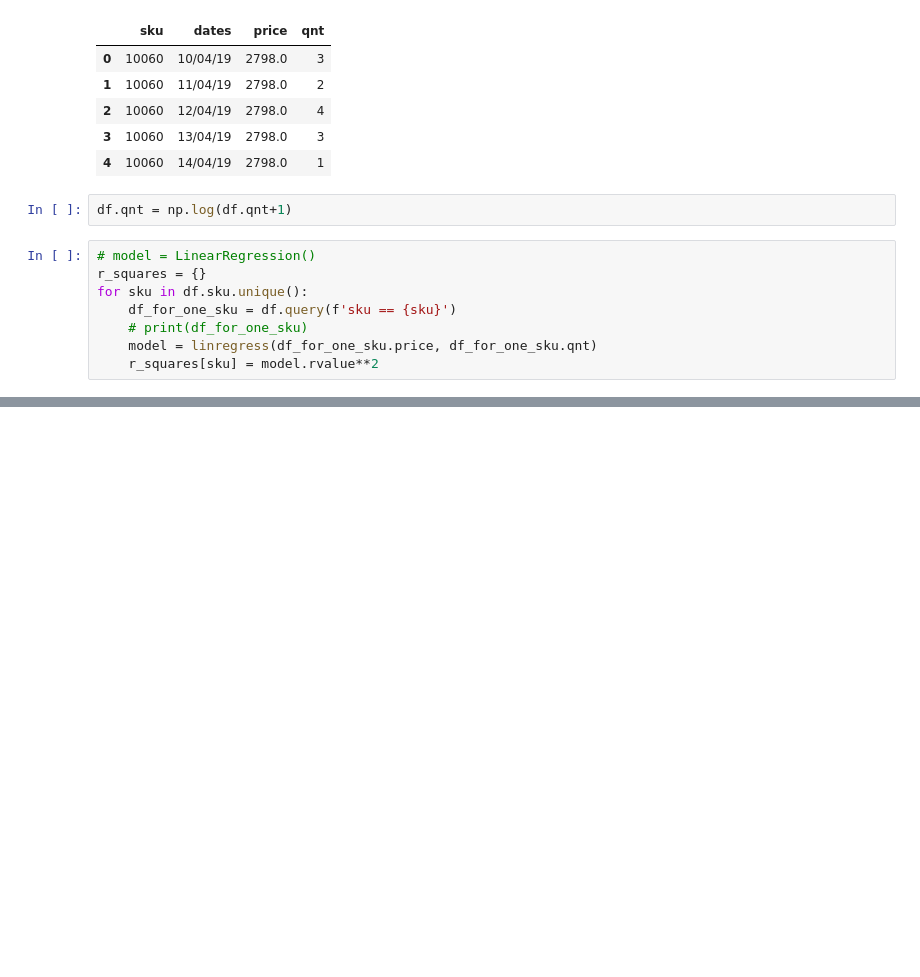
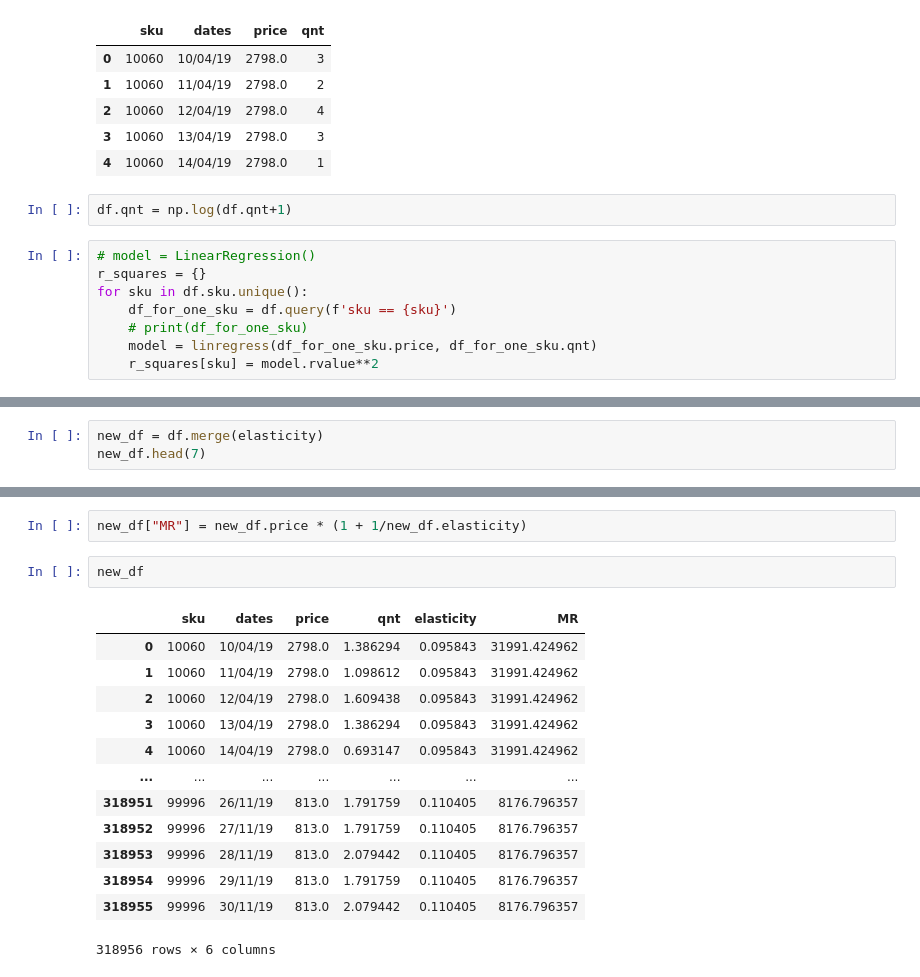
Before and after one commit to MysteriousNeutrino/ml_sim_kc, a Jupyter notebook: junior/Elasticity_feature/elasticity.ipynb, the cells around one changed output, grey strips where cells are left out. Cells and saved outputs as stored; diff of their text form; blank space fills up the shorter version.

```diff
--- a/junior/Elasticity_feature/elasticity.ipynb
+++ b/junior/Elasticity_feature/elasticity.ipynb
@@ -51,0 +35,3 @@ model.rvalue
+# %%
+new_df = df.merge(elasticity)
+new_df.head(7)
@@ -51,0 +47,18 @@ model.rvalue
+# %%
+new_df["MR"] = new_df.price * (1 + 1/new_df.elasticity)
+# %%
+new_df
+# %% [output]
+|  | sku | dates | price | qnt | elasticity | MR |
+| 0 | 10060 | 10/04/19 | 2798.0 | 1.386294 | 0.095843 | 31991.424962 |
+| 1 | 10060 | 11/04/19 | 2798.0 | 1.098612 | 0.095843 | 31991.424962 |
+| 2 | 10060 | 12/04/19 | 2798.0 | 1.609438 | 0.095843 | 31991.424962 |
+| 3 | 10060 | 13/04/19 | 2798.0 | 1.386294 | 0.095843 | 31991.424962 |
+| 4 | 10060 | 14/04/19 | 2798.0 | 0.693147 | 0.095843 | 31991.424962 |
+| ... | ... | ... | ... | ... | ... | ... |
+| 318951 | 99996 | 26/11/19 | 813.0 | 1.791759 | 0.110405 | 8176.796357 |
+| 318952 | 99996 | 27/11/19 | 813.0 | 1.791759 | 0.110405 | 8176.796357 |
+| 318953 | 99996 | 28/11/19 | 813.0 | 2.079442 | 0.110405 | 8176.796357 |
+| 318954 | 99996 | 29/11/19 | 813.0 | 1.791759 | 0.110405 | 8176.796357 |
+| 318955 | 99996 | 30/11/19 | 813.0 | 2.079442 | 0.110405 | 8176.796357 |
+318956 rows × 6 columns
```
Also changed, not shown: parts of 5 cells of this notebook.
